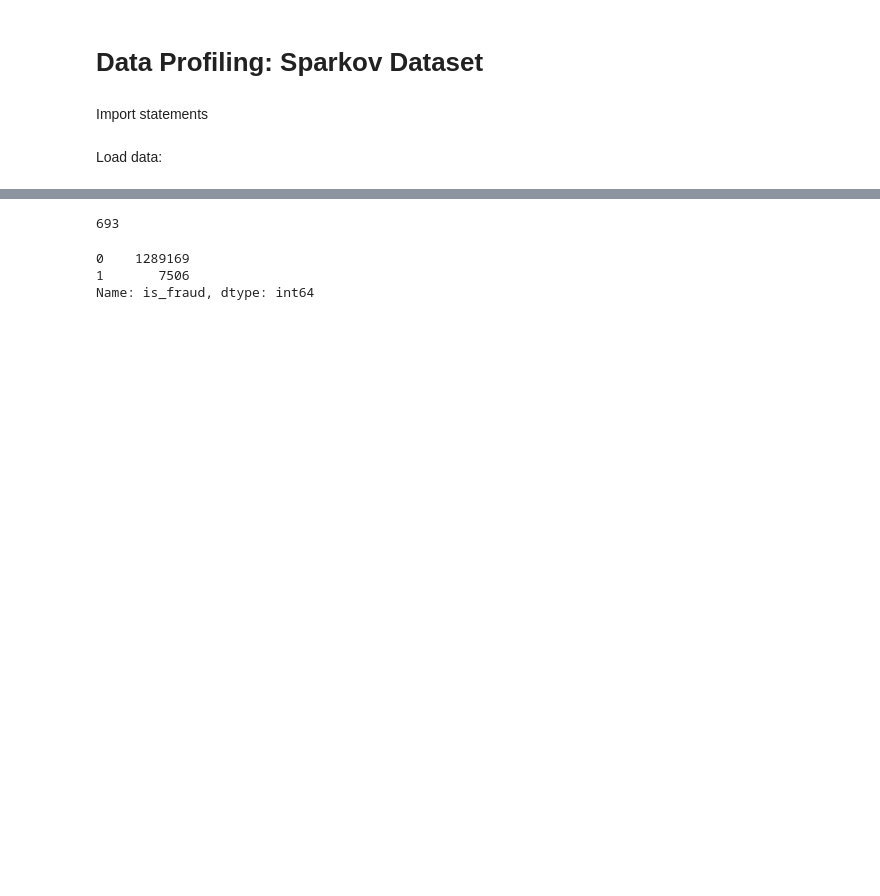
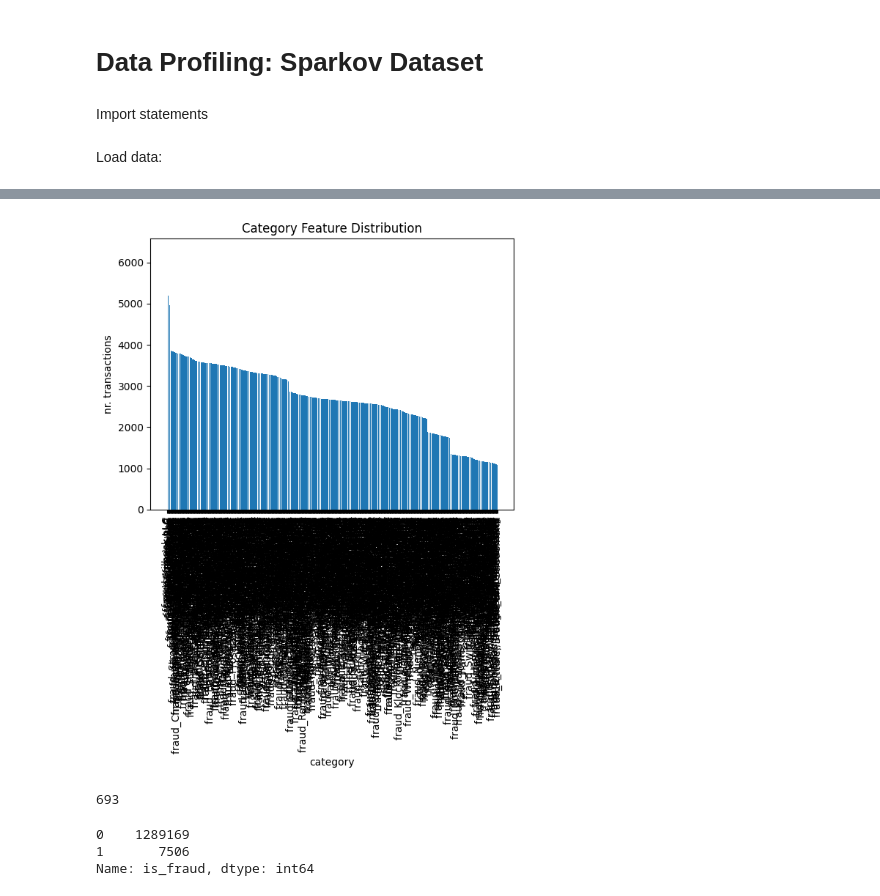
Before and after one commit to A-Nancio/Thesis, a Jupyter notebook: src/data_processing/pre_training/1_profiling.ipynb, the cells around one changed output, grey strips where cells are left out. Drawn from its saved outputs; the diff is of its cells as text; code cells hidden in the pictures; blank space fills up the shorter version.

```diff
--- a/src/data_processing/pre_training/1_profiling.ipynb
+++ b/src/data_processing/pre_training/1_profiling.ipynb
@@ -13,3 +97,14 @@ df = pd.concat([pd.read_csv('../../data/raw/fraudTrain.csv'), pd.read_csv('../..
+# %%
+plt.bar(df['merchant'].astype(str).value_counts().index.tolist(),
+         df['merchant'].value_counts().tolist())
+plt.xticks(rotation='vertical')
+plt.xlabel('category')
+plt.ylabel('nr. transactions')
+plt.title('Category Feature Distribution')
+plt.savefig(f"../../../image_results/cc_num_distribution.png", format='png')
+plt.show()
+# %% [output]
+[figure, added]
 # %%
 len(df['category'].unique())
 # %% [output]
```
Also changed, not shown: parts of 6 cells of this notebook, 9 other files.
